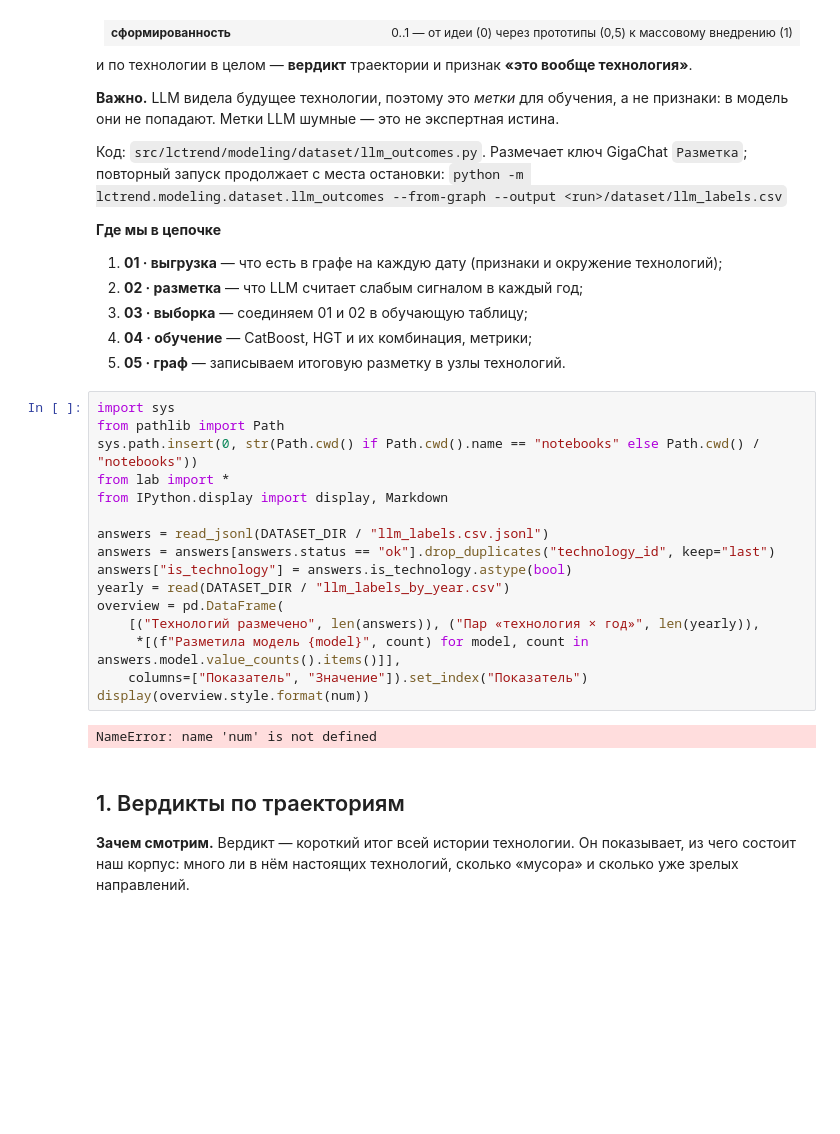
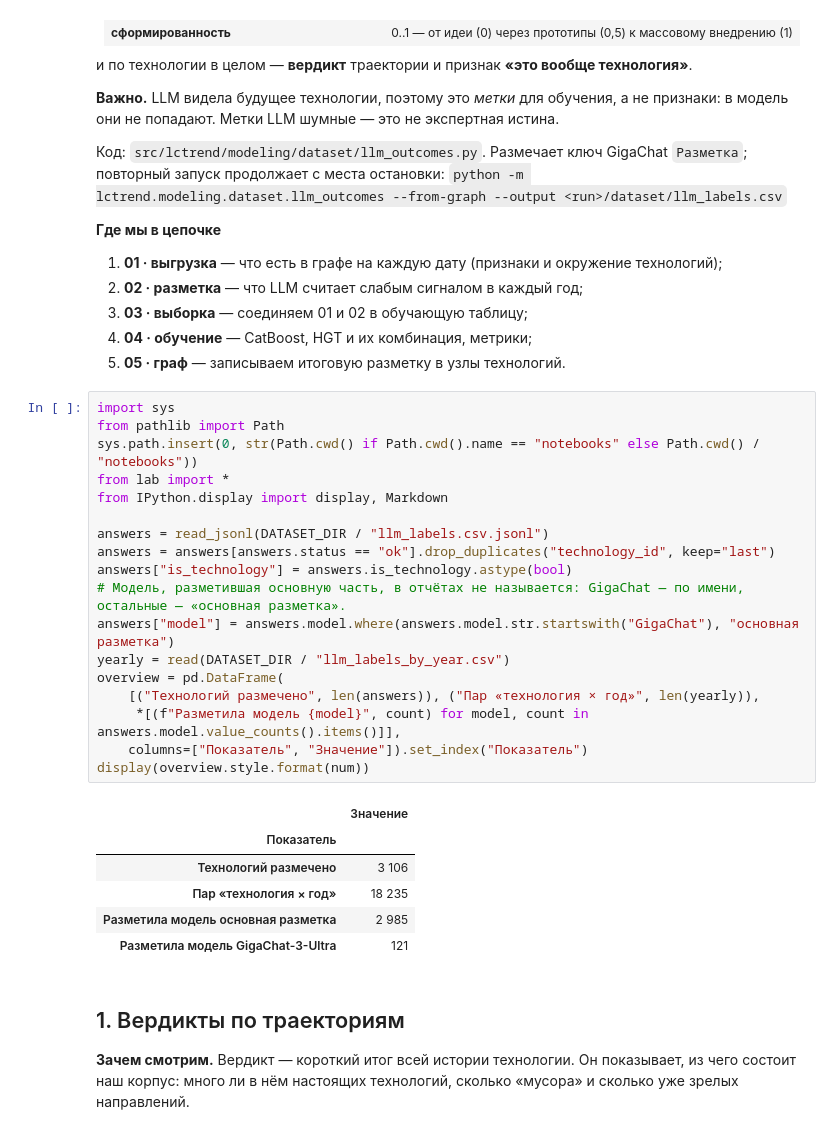
Before and after one commit to Pesimistixxx/LCTrendSearch, a Jupyter notebook: notebooks/02_labeling.ipynb, the cells around one changed output. Saved outputs shown, nothing was run; the diff lists cells and outputs as text; blank space fills up the shorter version.

```diff
--- a/notebooks/02_labeling.ipynb
+++ b/notebooks/02_labeling.ipynb
@@ -40,21 +40,28 @@
 # %%
 import sys
 from pathlib import Path
 sys.path.insert(0, str(Path.cwd() if Path.cwd().name == "notebooks" else Path.cwd() / "notebooks"))
 from lab import *
 from IPython.display import display, Markdown
 
 answers = read_jsonl(DATASET_DIR / "llm_labels.csv.jsonl")
 answers = answers[answers.status == "ok"].drop_duplicates("technology_id", keep="last")
 answers["is_technology"] = answers.is_technology.astype(bool)
+# Модель, разметившая основную часть, в отчётах не называется: GigaChat — по имени, остальные — «основная разметка».
+answers["model"] = answers.model.where(answers.model.str.startswith("GigaChat"), "основная разметка")
 yearly = read(DATASET_DIR / "llm_labels_by_year.csv")
 overview = pd.DataFrame(
     [("Технологий размечено", len(answers)), ("Пар «технология × год»", len(yearly)),
      *[(f"Разметила модель {model}", count) for model, count in answers.model.value_counts().items()]],
     columns=["Показатель", "Значение"]).set_index("Показатель")
 display(overview.style.format(num))
 # %% [output]
-NameError: name 'num' is not defined
+|  | Значение |
+| Показатель |  |
+| Технологий размечено | 3 106 |
+| Пар «технология × год» | 18 235 |
+| Разметила модель основная разметка | 2 985 |
+| Разметила модель GigaChat-3-Ultra | 121 |
 # %% [markdown]
 ## 1. Вердикты по траекториям
 
```
Also changed, not shown: parts of 2 cells of this notebook, 32 other files.
